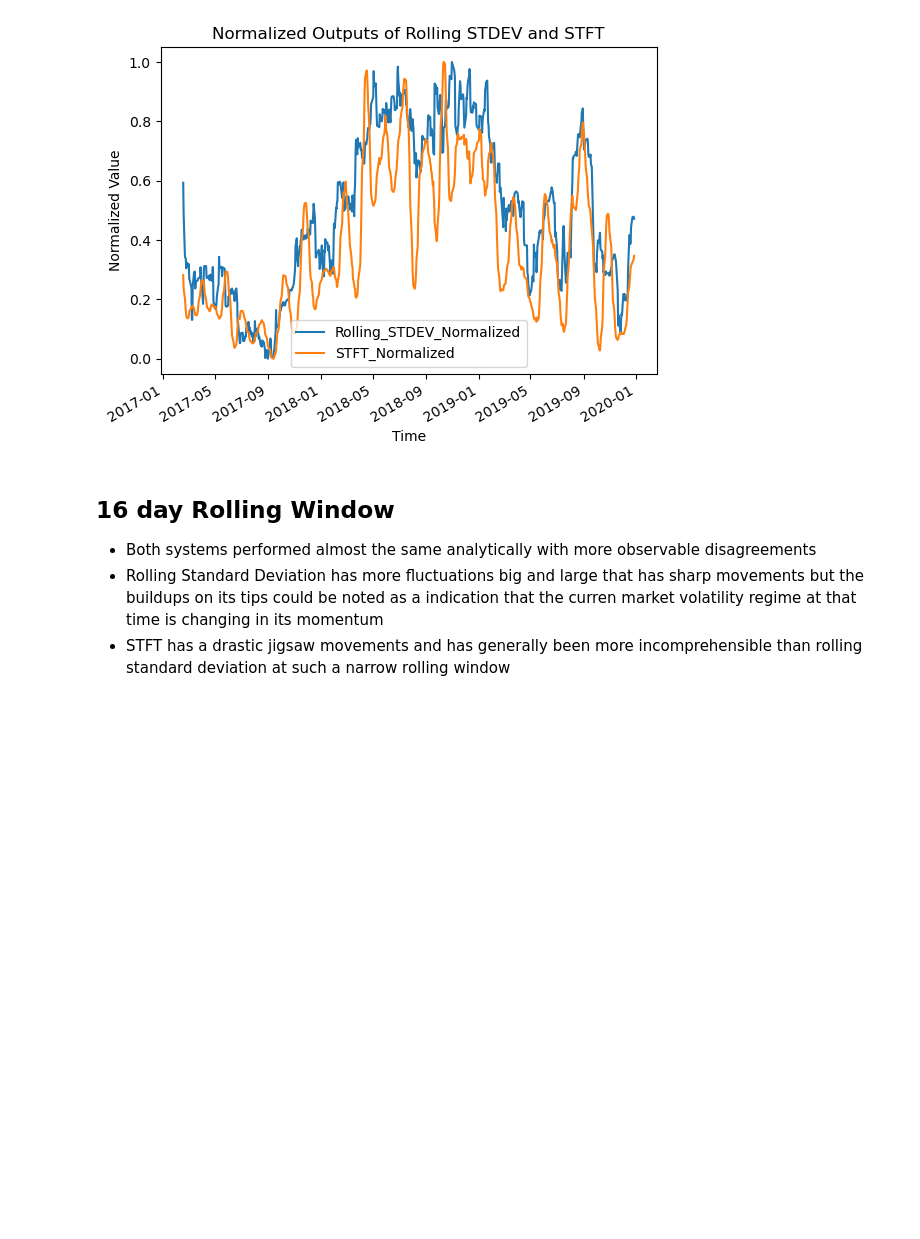
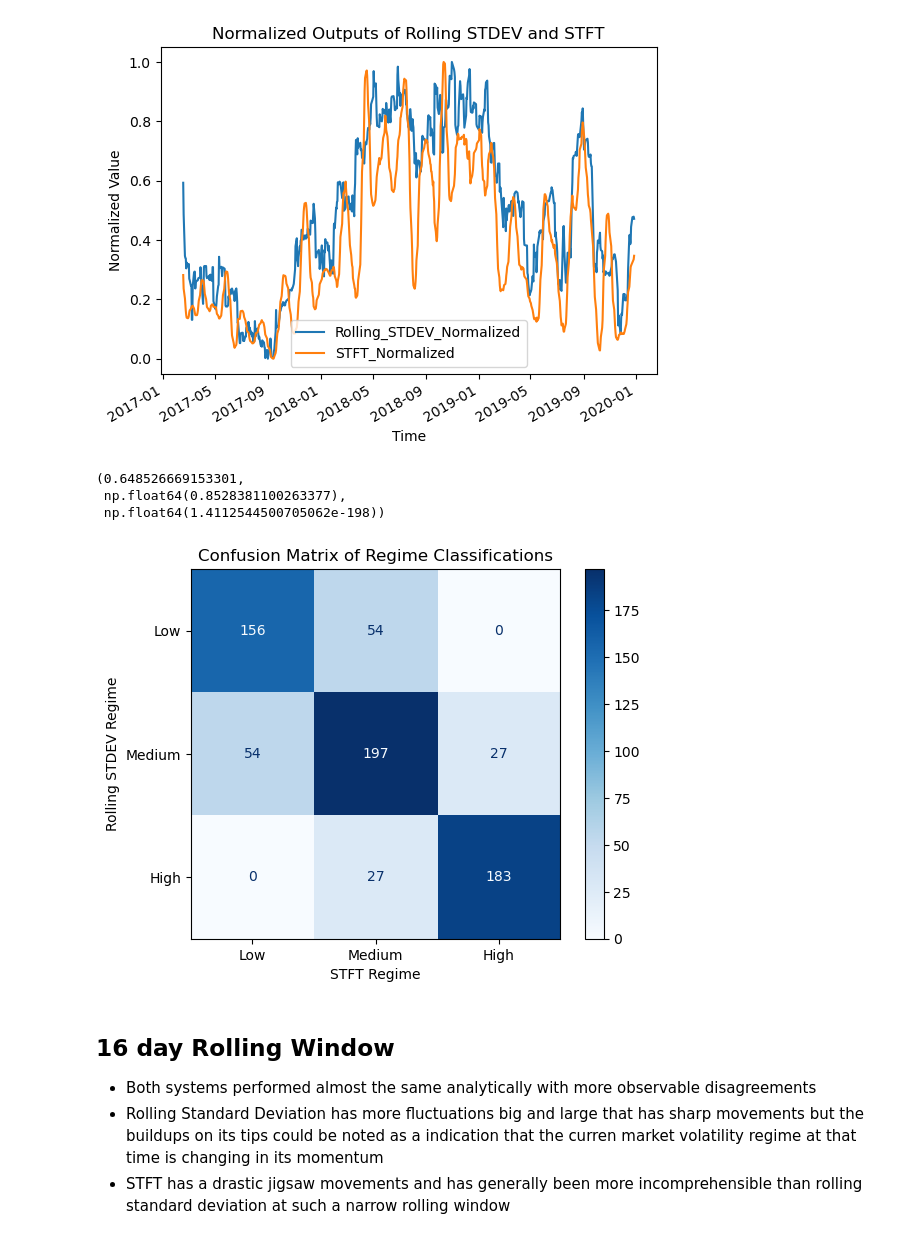
Before and after one commit to williamjames10231/Comparative-analysis-of-Rolling-Standard-Deviation-to-Short-Time-Fourier-Transfom, a Jupyter notebook: notebook/Findings.ipynb, the cells around one changed output. Cells and saved outputs as stored; diff of their text form; code cells hidden in the pictures; blank space fills up the shorter version.

```diff
--- a/notebook/Findings.ipynb
+++ b/notebook/Findings.ipynb
@@ -79,6 +103,16 @@ outcomes = comparator_engine.trial_single_window(interval=32)
 visualize_data_systems_normalized(outcomes)
 # %% [output]
 [figure]
+# %%
+(outcomes["cohen_kappa"], outcomes["pearson_correlation"], outcomes["pearson_p_value"])
+# %% [output]
+(0.648526669153301,
+ np.float64(0.8528381100263377),
+ np.float64(1.4112544500705062e-198))
+# %%
+visualize_confusion_matrix(outcomes["confusion_matrix"])
+# %% [output]
+[figure, added]
 # %% [markdown]
 ## 16 day Rolling Window
 - Both systems performed almost the same analytically with more observable disagreements
```
Also changed, not shown: parts of 6 cells of this notebook, 3 other files.
